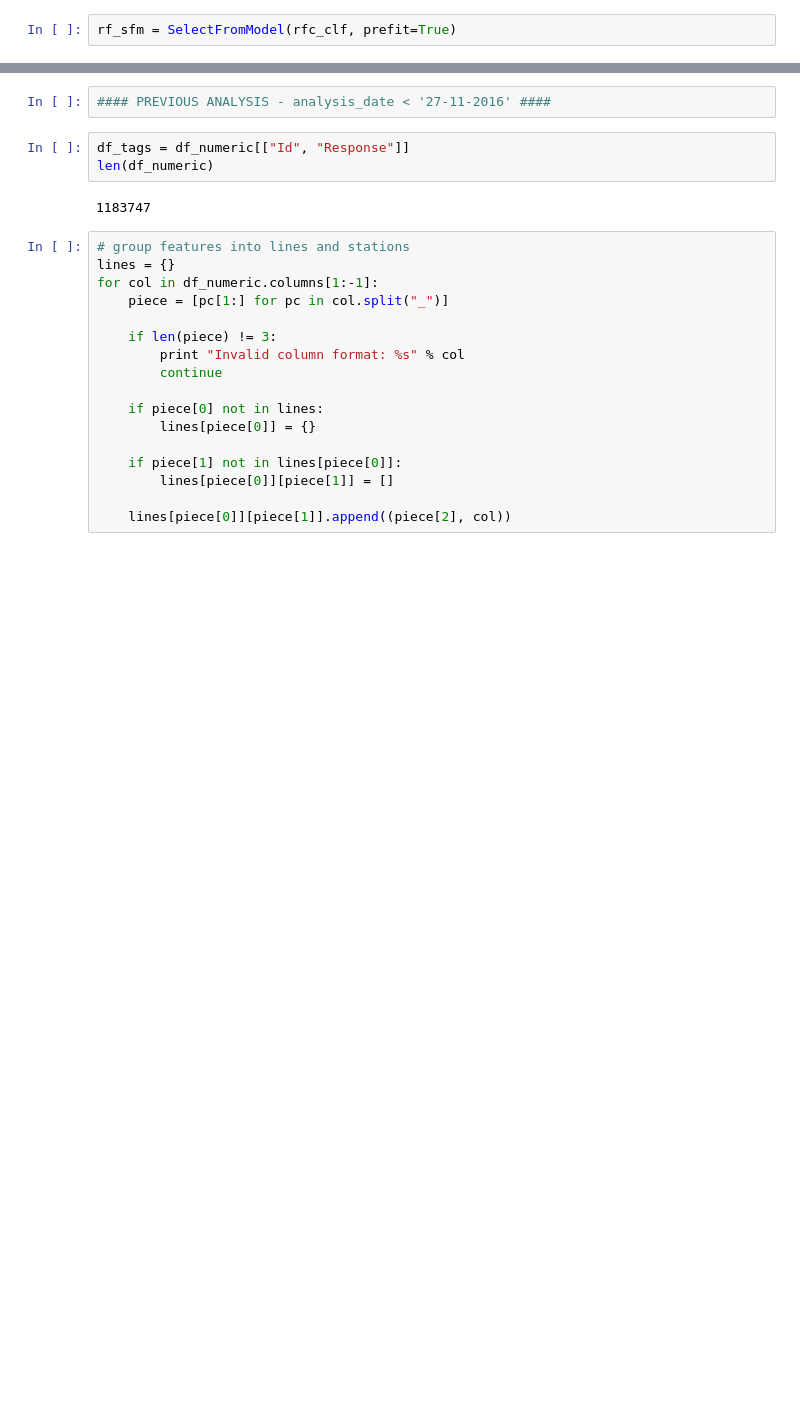
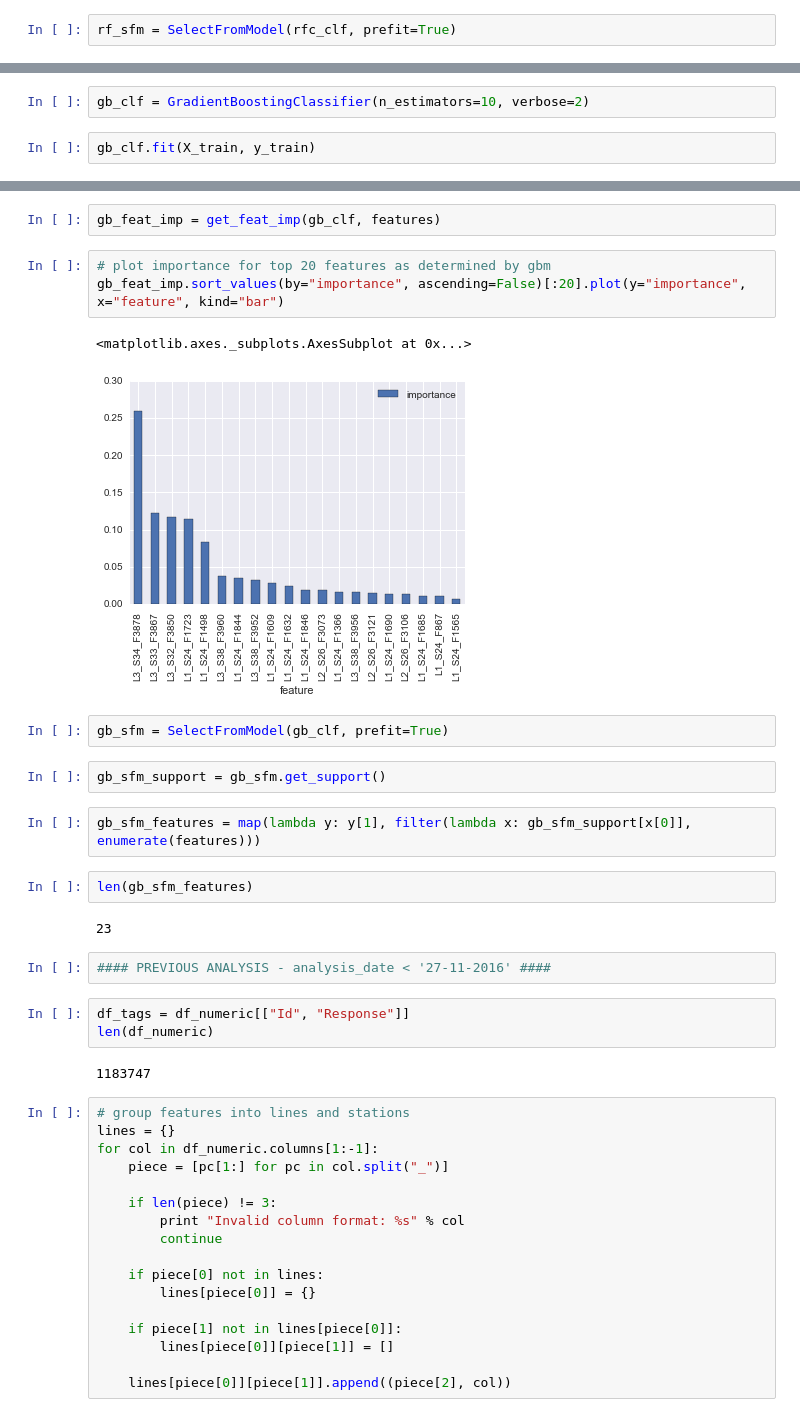
Before and after one commit to SiddhanthUnnithan/bosch_plp, a Jupyter notebook: Bosch_plp.ipynb, the cells around one changed output, grey strips where cells are left out. Cells and saved outputs as stored; diff of their text form; blank space fills up the shorter version.

Commit message:
gradient boost feature ranking

```diff
--- a/Bosch_plp.ipynb
+++ b/Bosch_plp.ipynb
@@ -416,0 +426,4 @@ rf_sfm = SelectFromModel(rfc_clf, prefit=True)
+# %%
+gb_clf = GradientBoostingClassifier(n_estimators=10, verbose=2)
+# %%
+gb_clf.fit(X_train, y_train)
@@ -417,3 +465,21 @@ rf_sfm = SelectFromModel(rfc_clf, prefit=True)
+# %%
+gb_feat_imp = get_feat_imp(gb_clf, features)
+# %%
+# plot importance for top 20 features as determined by gbm
+gb_feat_imp.sort_values(by="importance", ascending=False)[:20].plot(y="importance", x="feature", kind="bar")
+# %% [output]
+<matplotlib.axes._subplots.AxesSubplot at 0x...>
+[figure, added]
+# %%
+gb_sfm = SelectFromModel(gb_clf, prefit=True)
+# %%
+gb_sfm_support = gb_sfm.get_support()
+# %%
+gb_sfm_features = map(lambda y: y[1], filter(lambda x: gb_sfm_support[x[0]], enumerate(features)))
+# %%
+len(gb_sfm_features)
+# %% [output]
+23
 # %%
 #### PREVIOUS ANALYSIS - analysis_date < '27-11-2016' ####
 # %%
```
Also changed, not shown: parts of 18 cells of this notebook.
